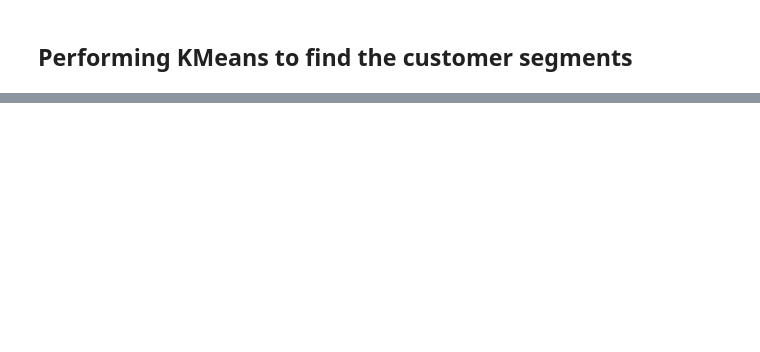
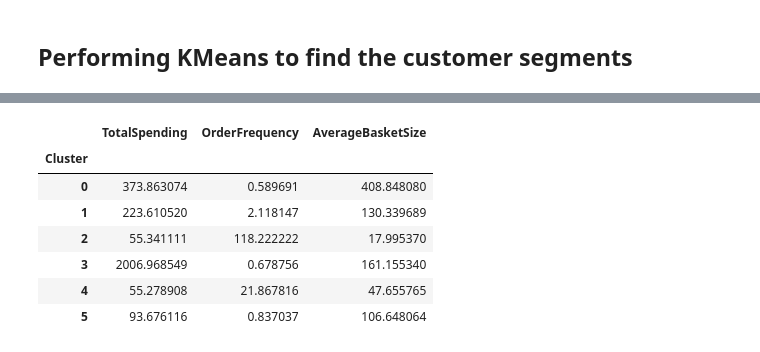
Before and after one commit to MaiElBaradei/Customer-Segmentation-for-E-commerce, a Jupyter notebook: Customer Segmentation for E-commerce.ipynb, the cells around one changed output, grey strips where cells are left out. Cells and saved outputs as stored; diff of their text form; code cells hidden in the pictures; blank space fills up the shorter version.

```diff
--- a/Customer Segmentation for E-commerce.ipynb
+++ b/Customer Segmentation for E-commerce.ipynb
@@ -438,0 +438,12 @@ print(df_weights)
+# %%
+clusters_profile = fe_data.groupby('Cluster')[['TotalSpending', 'OrderFrequency', 'AverageBasketSize']].mean()
+clusters_profile
+# %% [output]
+|  | TotalSpending | OrderFrequency | AverageBasketSize |
+| Cluster |  |  |  |
+| 0 | 373.863074 | 0.589691 | 408.848080 |
+| 1 | 223.610520 | 2.118147 | 130.339689 |
+| 2 | 55.341111 | 118.222222 | 17.995370 |
+| 3 | 2006.968549 | 0.678756 | 161.155340 |
+| 4 | 55.278908 | 21.867816 | 47.655765 |
+| 5 | 93.676116 | 0.837037 | 106.648064 |
```
Also changed, not shown: parts of 19 cells of this notebook.
